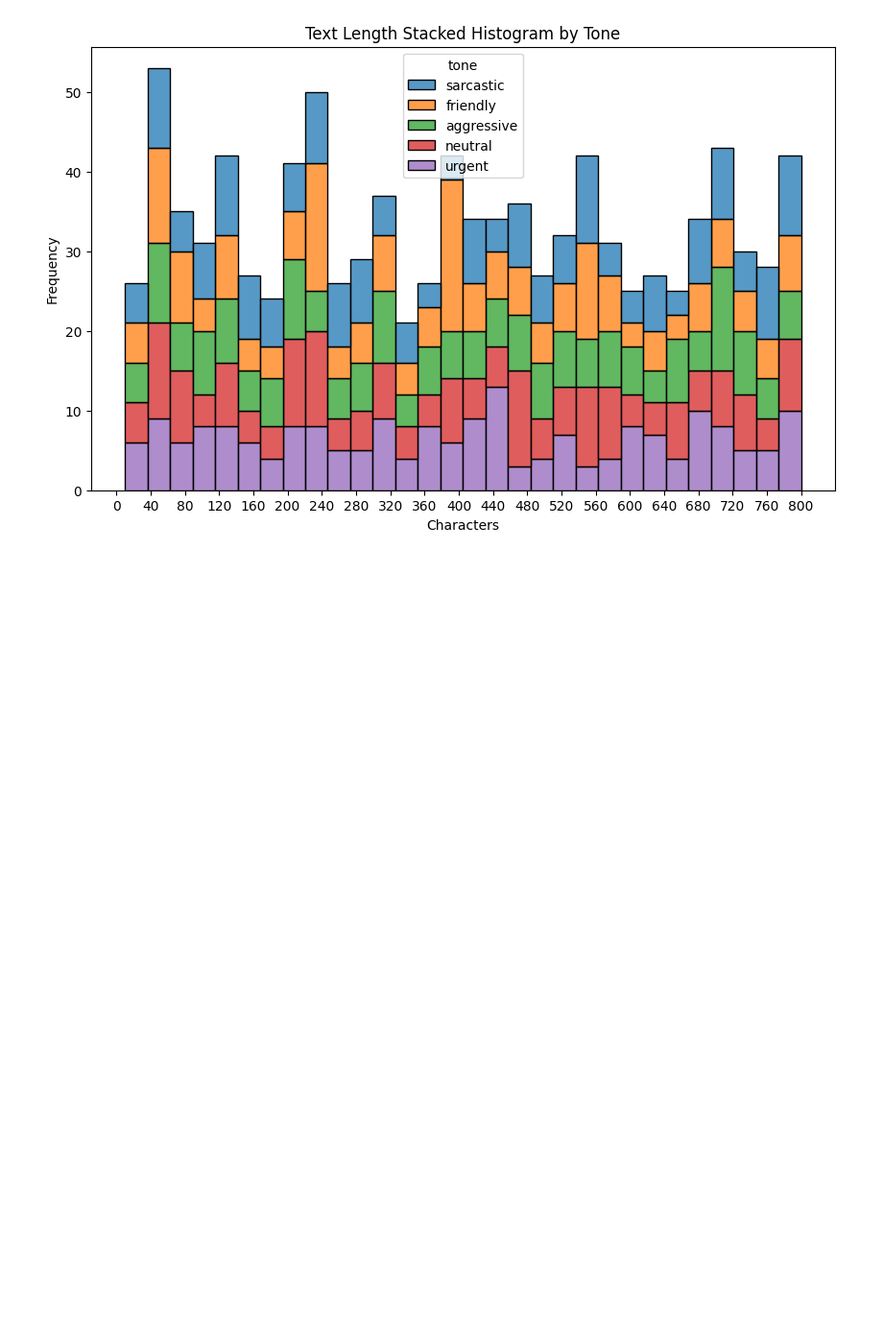
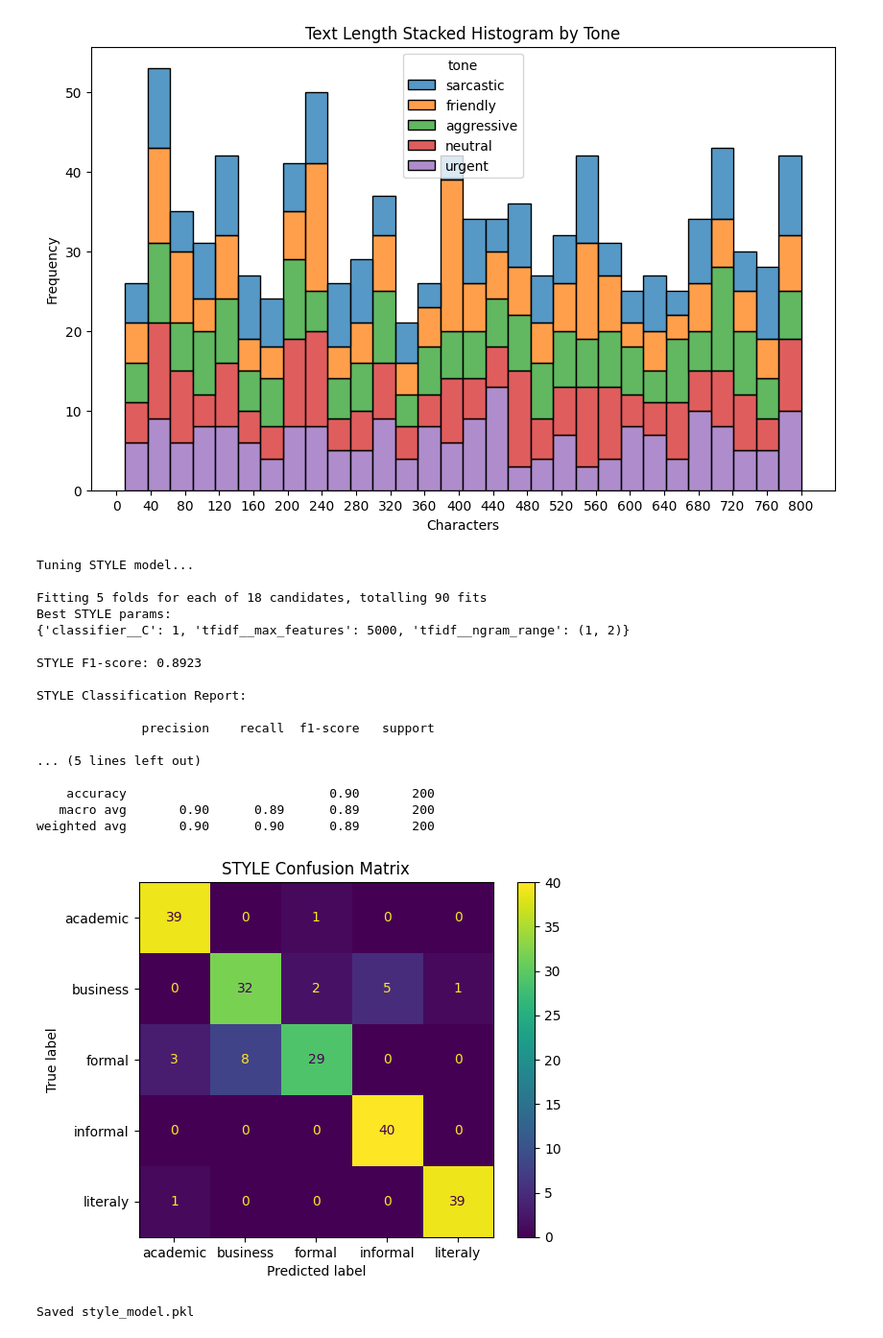
Before and after one commit to zave52/text-style-detection, a Jupyter notebook: eda.ipynb, the cells around one changed output. Shown at 96% size. Cells and saved outputs as stored; diff of their text form; code cells hidden in the pictures; blank space fills up the shorter version.

```diff
--- a/eda.ipynb
+++ b/eda.ipynb
@@ -168,0 +204,56 @@ plt.show()
+# %%
+print("\nTuning STYLE model...\n")
+
+grid_style = GridSearchCV(
+    estimator=pipeline,
+    param_grid=param_grid,
+    scoring="f1_weighted",
+    cv=5,
+    verbose=2,
+    n_jobs=-1,
+)
+
+grid_style.fit(X_train_style, y_train_style)
+best_style_model = grid_style.best_estimator_
+
+print("Best STYLE params:")
+print(grid_style.best_params_)
+
+style_predictions = best_style_model.predict(X_test_style)
+style_f1 = f1_score(y_test_style, style_predictions, average="weighted")
+print(f"\nSTYLE F1-score: {style_f1:.4f}")
+
+print("\nSTYLE Classification Report:\n")
+print(classification_report(y_test_style, style_predictions))
+
+style_cm = confusion_matrix(y_test_style, style_predictions)
+disp_style = ConfusionMatrixDisplay(
+    confusion_matrix=style_cm, display_labels=best_style_model.classes_
+)
+disp_style.plot()
+plt.title("STYLE Confusion Matrix")
+plt.show()
+
+with open("style_model.pkl", "wb") as f:
+    pickle.dump(best_style_model, f)
+print("\nSaved style_model.pkl")
+# %% [output]
+Tuning STYLE model...
+
+Fitting 5 folds for each of 18 candidates, totalling 90 fits
+Best STYLE params:
+{'classifier__C': 1, 'tfidf__max_features': 5000, 'tfidf__ngram_range': (1, 2)}
+
+STYLE F1-score: 0.8923
+
+STYLE Classification Report:
+
+              precision    recall  f1-score   support
+
+... (5 lines left out)
+
+    accuracy                           0.90       200
+   macro avg       0.90      0.89      0.89       200
+weighted avg       0.90      0.90      0.89       200
+[figure, added]
+Saved style_model.pkl
```
Also changed, not shown: parts of 3 cells of this notebook, 1 other file.
